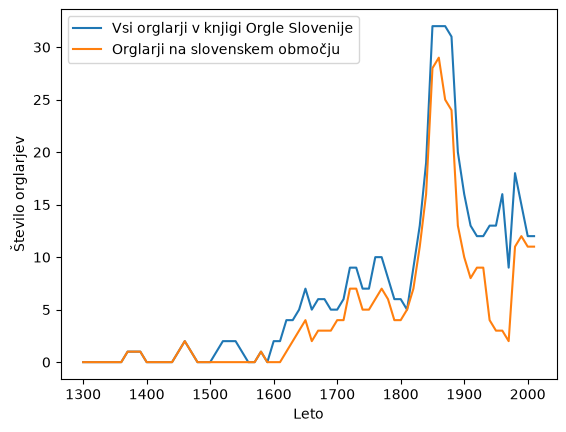
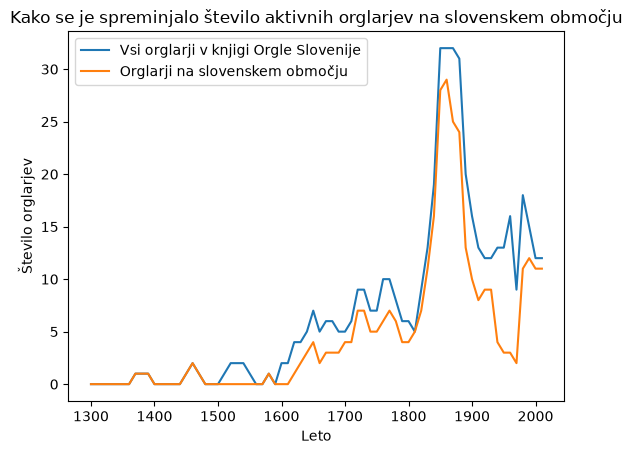
The change to this notebook cell's code, shown as a diff; its figure went from the first image to the second:
--- before
+++ after
@@ -1,6 +1,2 @@
-import matplotlib.pyplot as plt
-
-from orodja.filtriranje_podatkov import *
-
 # Sestavimo seznam orglarjev, ki so bili aktivni v določenem desetletnem obdobju
 ZACETEK, KONEC = 1300, 2020
@@ -21,4 +17,5 @@
 
 # Nastavimo prikaz grafa
+plt.title("Kako se je spreminjalo število aktivnih orglarjev na slovenskem območju")
 plt.xlabel("Leto")
 plt.ylabel("Število orglarjev")

Commit: Uredil analize in dodal analizo: Kateri orglarji oziroma orglarske delavnice so bile najdlje aktivne